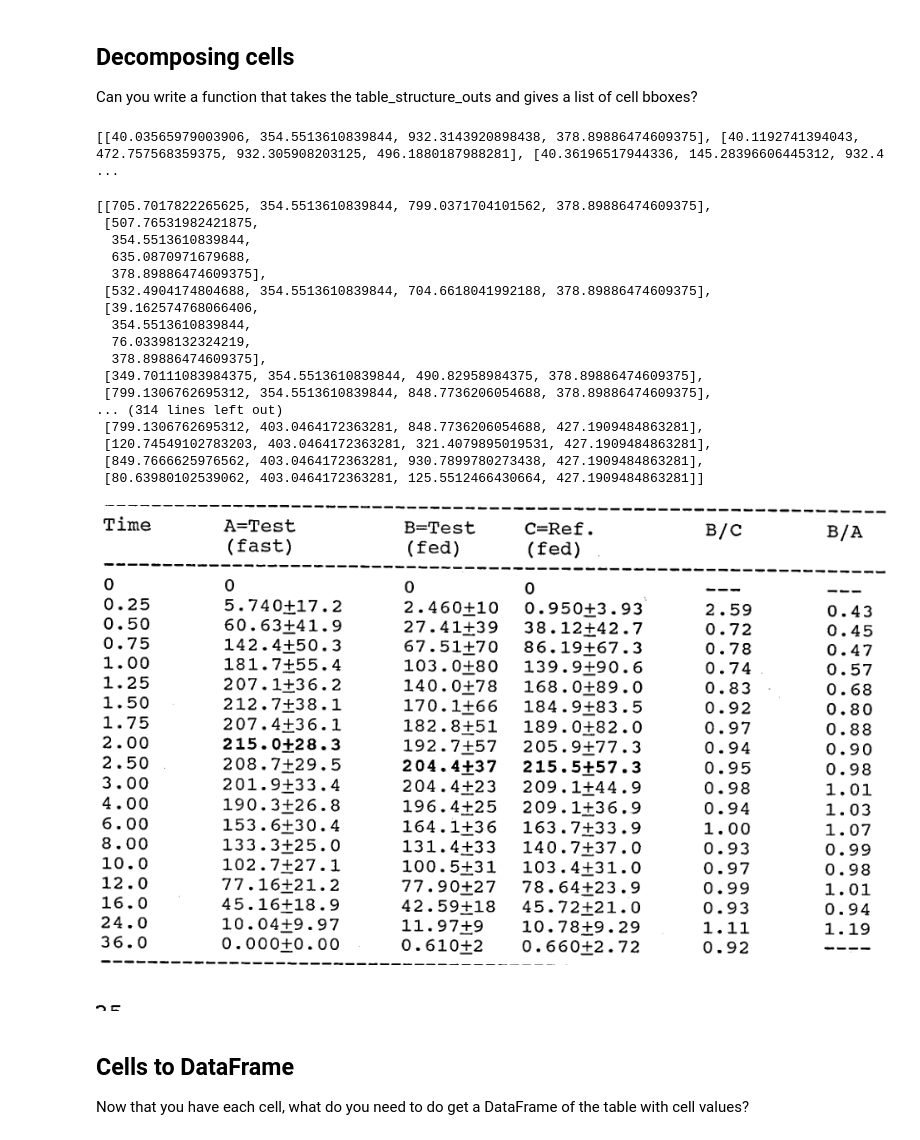
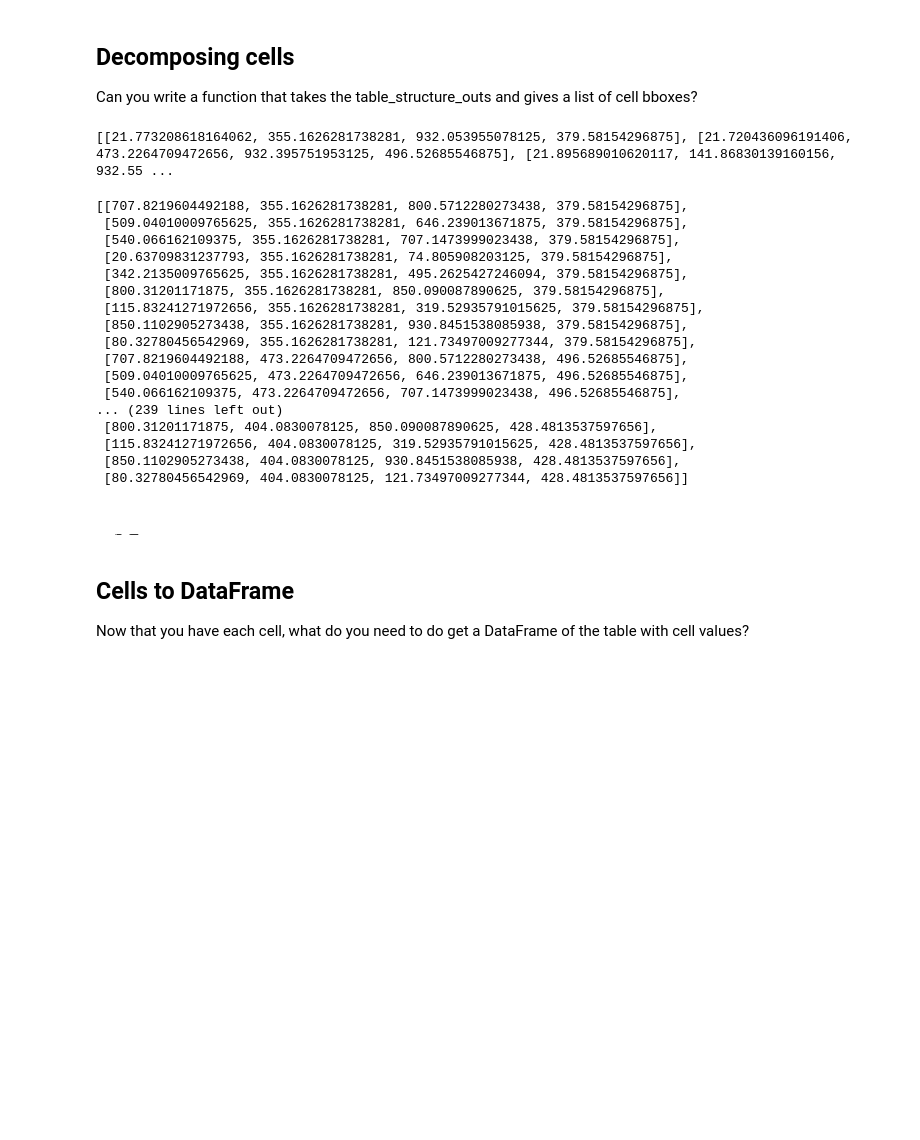
Before and after one commit to Jehan98/week_3_assignment, a Jupyter notebook: week_3_assign.ipynb, the cells around one changed output. Saved outputs shown, nothing was run; the diff lists cells and outputs as text; code cells hidden in the pictures; blank space fills up the shorter version.

```diff
--- a/week_3_assign.ipynb
+++ b/week_3_assign.ipynb
@@ -55,10 +61,12 @@ Some weights of the model checkpoint at microsoft/table-transformer-detection we
 # %%
 images = []
 image_sizes = []
+image_names = []
 
 for filename in os.listdir(images_path):
     if filename.endswith(('.png', '.jpg', '.jpeg')):
         img_path = os.path.join(images_path, filename)
+        image_names.append(filename.split('.')[0])
         image = Image.open(img_path).convert("RGB")
         images.append(image)
         image_sizes.append(image.size[::-1])
@@ -377,29 +385,29 @@ def list_cell_boxes(row_cells, col_cells):
       ])
   return cells
 # %% [output]
-[[40.03565979003906, 354.5513610839844, 932.3143920898438, 378.89886474609375], [40.1192741394043, 472.757568359375, 932.305908203125, 496.1880187988281], [40.36196517944336, 145.28396606445312, 932.4 ...
+[[21.773208618164062, 355.1626281738281, 932.053955078125, 379.58154296875], [21.720436096191406, 473.2264709472656, 932.395751953125, 496.52685546875], [21.895689010620117, 141.86830139160156, 932.55 ...
 # %%
 cells = list_cell_boxes(table_structure_outs[0][0].tolist(), table_structure_outs[0][2].tolist())
 # %%
 cells
 # %% [output]
-[[705.7017822265625, 354.5513610839844, 799.0371704101562, 378.89886474609375],
- [507.76531982421875,
-  354.5513610839844,
-  635.0870971679688,
-  378.89886474609375],
- [532.4904174804688, 354.5513610839844, 704.6618041992188, 378.89886474609375],
- [39.162574768066406,
-  354.5513610839844,
-  76.03398132324219,
-  378.89886474609375],
- [349.70111083984375, 354.5513610839844, 490.82958984375, 378.89886474609375],
- [799.1306762695312, 354.5513610839844, 848.7736206054688, 378.89886474609375],
-... (314 lines left out)
- [799.1306762695312, 403.0464172363281, 848.7736206054688, 427.1909484863281],
- [120.74549102783203, 403.0464172363281, 321.4079895019531, 427.1909484863281],
- [849.7666625976562, 403.0464172363281, 930.7899780273438, 427.1909484863281],
- [80.63980102539062, 403.0464172363281, 125.5512466430664, 427.1909484863281]]
+[[707.8219604492188, 355.1626281738281, 800.5712280273438, 379.58154296875],
+ [509.04010009765625, 355.1626281738281, 646.239013671875, 379.58154296875],
+ [540.066162109375, 355.1626281738281, 707.1473999023438, 379.58154296875],
+ [20.63709831237793, 355.1626281738281, 74.805908203125, 379.58154296875],
+ [342.2135009765625, 355.1626281738281, 495.2625427246094, 379.58154296875],
+ [800.31201171875, 355.1626281738281, 850.090087890625, 379.58154296875],
+ [115.83241271972656, 355.1626281738281, 319.52935791015625, 379.58154296875],
+ [850.1102905273438, 355.1626281738281, 930.8451538085938, 379.58154296875],
+ [80.32780456542969, 355.1626281738281, 121.73497009277344, 379.58154296875],
+ [707.8219604492188, 473.2264709472656, 800.5712280273438, 496.52685546875],
+ [509.04010009765625, 473.2264709472656, 646.239013671875, 496.52685546875],
+ [540.066162109375, 473.2264709472656, 707.1473999023438, 496.52685546875],
+... (239 lines left out)
+ [800.31201171875, 404.0830078125, 850.090087890625, 428.4813537597656],
+ [115.83241271972656, 404.0830078125, 319.52935791015625, 428.4813537597656],
+ [850.1102905273438, 404.0830078125, 930.8451538085938, 428.4813537597656],
+ [80.32780456542969, 404.0830078125, 121.73497009277344, 428.4813537597656]]
 # %%
 def sort_cells(cells):
   cells.sort(key = lambda x: x[1])
@@ -408,15 +416,9 @@ def sort_cells(cells):
 # %%
 sorted_cells = sort_cells(cells)
 # %%
-table_images[0]
+table_images[0].crop(sorted_cells[0])
 # %% [output]
-[figure, old version]
+[figure, new version]
-# %%
-img_cell = table_images[0].crop(sorted_cells[0])
-
-img_cell
-# %% [output]
-[figure, removed]
 # %% [markdown]
 ## Cells to DataFrame
 
```
Also changed, not shown: parts of 23 cells of this notebook.
